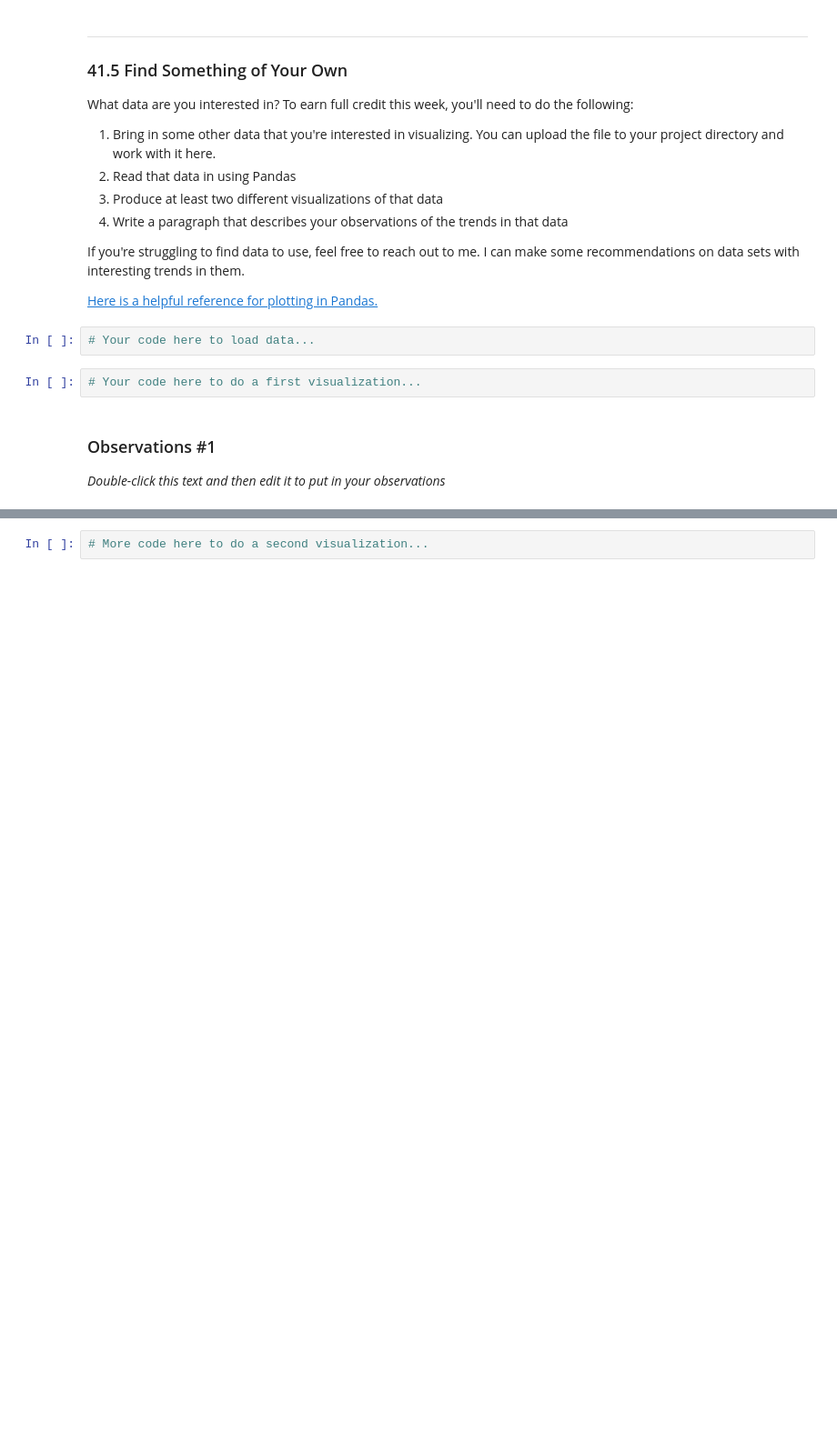
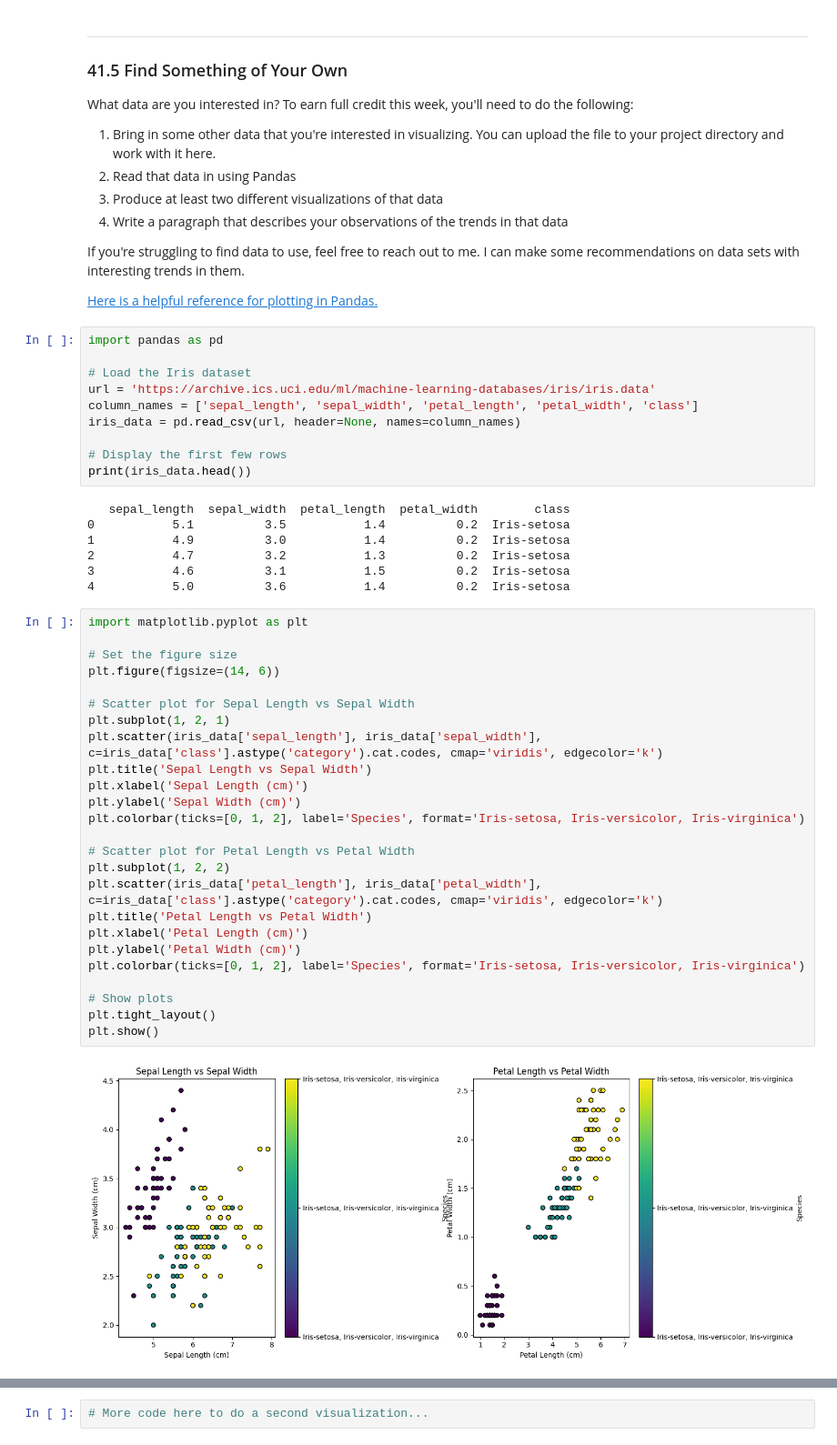
Before and after one commit to saikirantony/assignments, a Jupyter notebook: week09/week09_assignment.ipynb, the cells around one changed output, grey strips where cells are left out. Shown at 91% size. Drawn from its saved outputs; the diff is of its cells as text; blank space fills up the shorter version.

```diff
--- a/week09/week09_assignment.ipynb
+++ b/week09/week09_assignment.ipynb
@@ -280,11 +280,47 @@ What data are you interested in?  To earn full credit this week, you'll need to
 If you're struggling to find data to use, feel free to reach out to me.  I can make some recommendations on data sets with interesting trends in them.
 
 [Here is a helpful reference for plotting in Pandas.](https://pandas.pydata.org/pandas-docs/stable/user_guide/visualization.html)
-# %%
-# Your code here to load data...
-# %%
-# Your code here to do a first visualization...
-# %% [markdown]
-### Observations #1
-
-_Double-click this text and then edit it to put in your observations_
+# %%
+import pandas as pd
+
+# Load the Iris dataset
+url = 'https://archive.ics.uci.edu/ml/machine-learning-databases/iris/iris.data'
+column_names = ['sepal_length', 'sepal_width', 'petal_length', 'petal_width', 'class']
+iris_data = pd.read_csv(url, header=None, names=column_names)
+
+# Display the first few rows
+print(iris_data.head())
+# %% [output]
+   sepal_length  sepal_width  petal_length  petal_width        class
+0           5.1          3.5           1.4          0.2  Iris-setosa
+1           4.9          3.0           1.4          0.2  Iris-setosa
+2           4.7          3.2           1.3          0.2  Iris-setosa
+3           4.6          3.1           1.5          0.2  Iris-setosa
+4           5.0          3.6           1.4          0.2  Iris-setosa
+# %%
+import matplotlib.pyplot as plt
+
+# Set the figure size
+plt.figure(figsize=(14, 6))
+
+# Scatter plot for Sepal Length vs Sepal Width
+plt.subplot(1, 2, 1)
+plt.scatter(iris_data['sepal_length'], iris_data['sepal_width'], c=iris_data['class'].astype('category').cat.codes, cmap='viridis', edgecolor='k')
+plt.title('Sepal Length vs Sepal Width')
+plt.xlabel('Sepal Length (cm)')
+plt.ylabel('Sepal Width (cm)')
+plt.colorbar(ticks=[0, 1, 2], label='Species', format='Iris-setosa, Iris-versicolor, Iris-virginica')
+
+# Scatter plot for Petal Length vs Petal Width
+plt.subplot(1, 2, 2)
+plt.scatter(iris_data['petal_length'], iris_data['petal_width'], c=iris_data['class'].astype('category').cat.codes, cmap='viridis', edgecolor='k')
+plt.title('Petal Length vs Petal Width')
+plt.xlabel('Petal Length (cm)')
+plt.ylabel('Petal Width (cm)')
+plt.colorbar(ticks=[0, 1, 2], label='Species', format='Iris-setosa, Iris-versicolor, Iris-virginica')
+
+# Show plots
+plt.tight_layout()
+plt.show()
+# %% [output]
+[figure, added]
```
Also changed, not shown: parts of 3 cells of this notebook.
